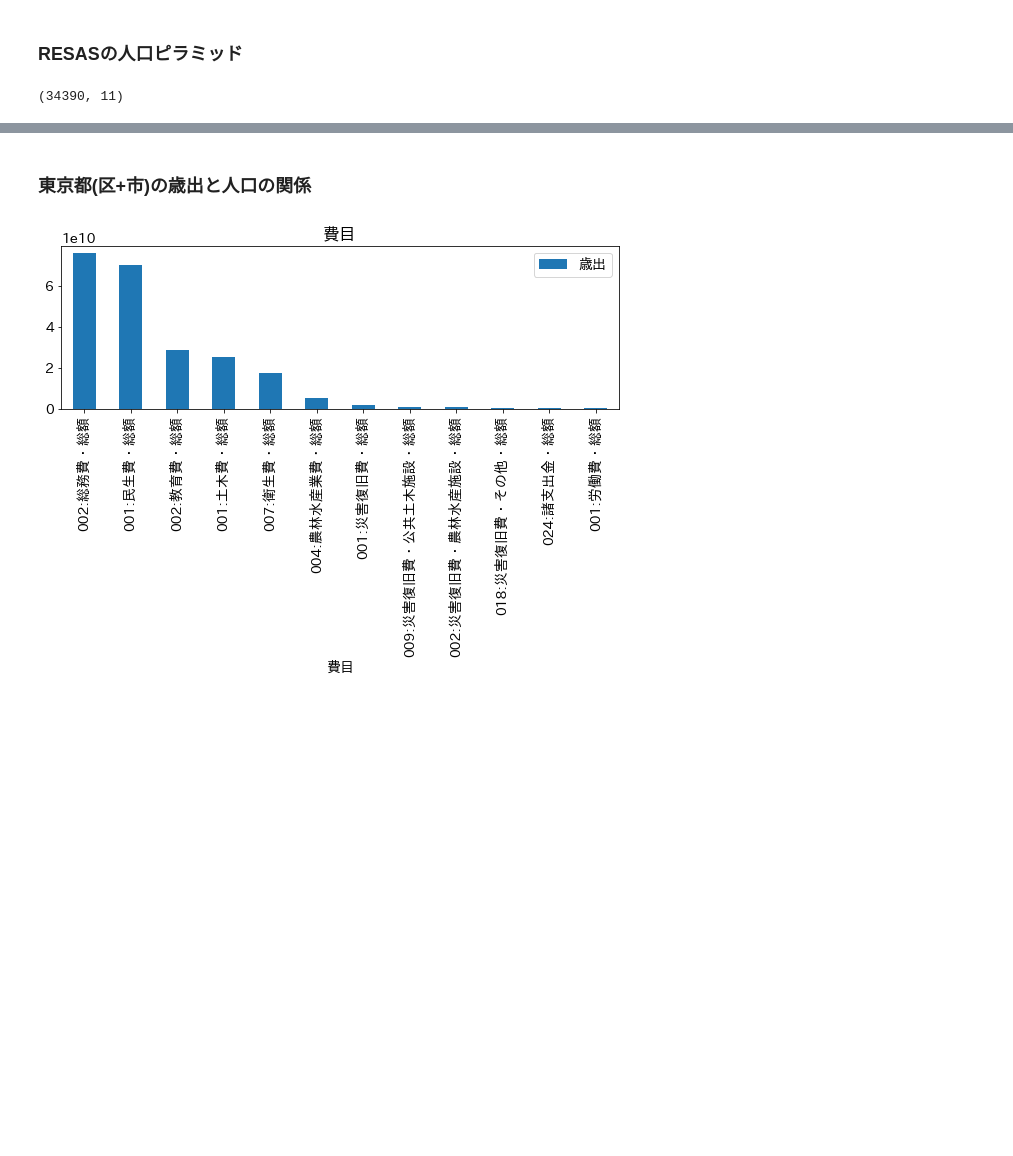
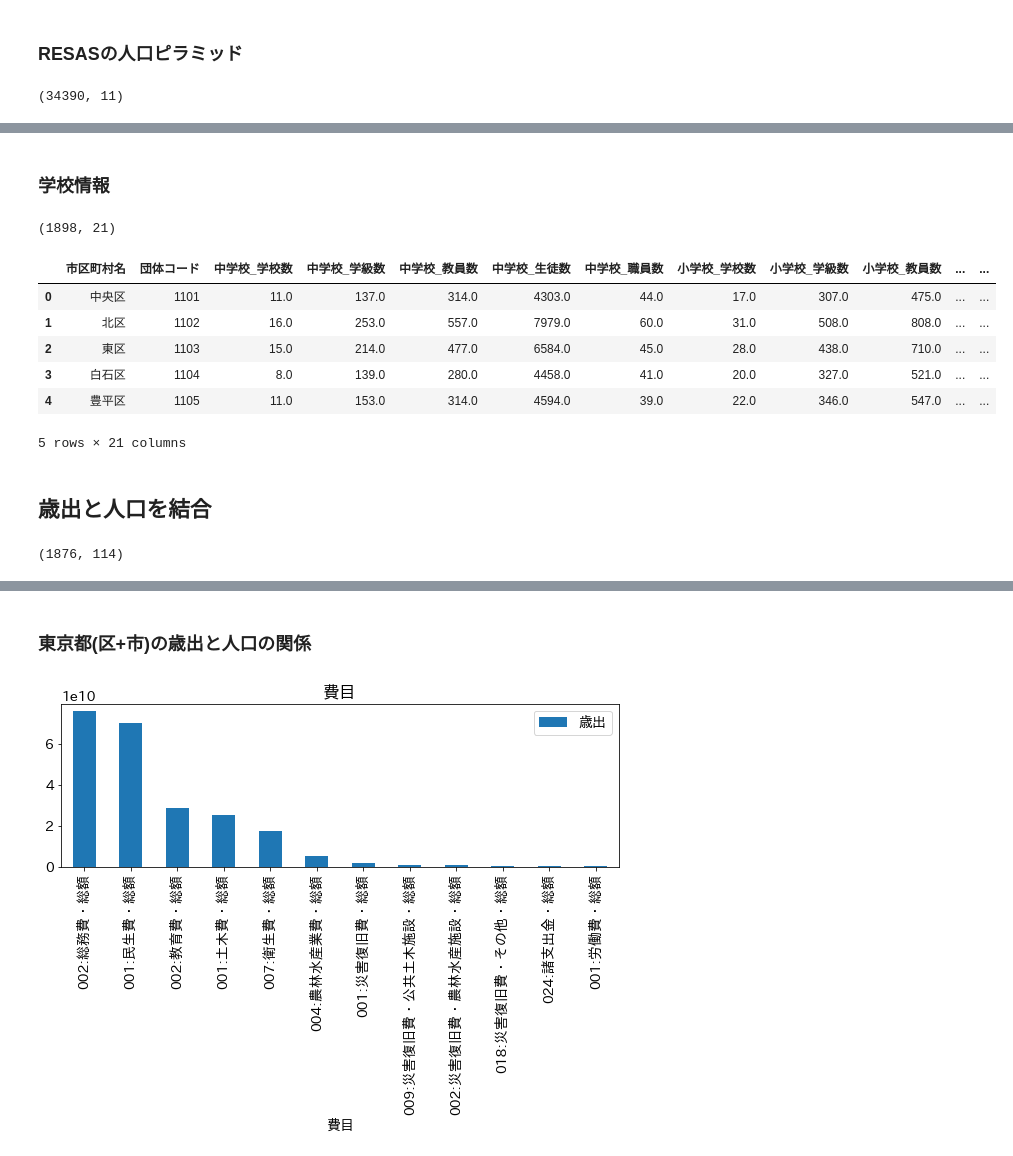
Before and after one commit to yumehara/hackday_2022, a Jupyter notebook: notebooks/education_expenditure_in_Tokyo.ipynb, the cells around one changed output, grey strips where cells are left out. Saved outputs shown, nothing was run; the diff lists cells and outputs as text; code cells hidden in the pictures; blank space fills up the shorter version.

```diff
--- a/notebooks/education_expenditure_in_Tokyo.ipynb
+++ b/notebooks/education_expenditure_in_Tokyo.ipynb
@@ -69,5 +74,25 @@ df_population_pivot.head()
+# %% [markdown]
+### 学校情報
+# %%
+df_school = pd.read_csv(os.path.join(DIR_NAME, 'school_agg.csv'))
+print(df_school.shape)
+df_school.head()
+# %% [output]
+(1898, 21)
+|  | 市区町村名 | 団体コード | 中学校_学校数 | 中学校_学級数 | 中学校_教員数 | 中学校_生徒数 | 中学校_職員数 | 小学校_学校数 | 小学校_学級数 | 小学校_教員数 | ... | ... |
+| 0 | 中央区 | 1101 | 11.0 | 137.0 | 314.0 | 4303.0 | 44.0 | 17.0 | 307.0 | 475.0 | ... | ... |
+| 1 | 北区 | 1102 | 16.0 | 253.0 | 557.0 | 7979.0 | 60.0 | 31.0 | 508.0 | 808.0 | ... | ... |
+| 2 | 東区 | 1103 | 15.0 | 214.0 | 477.0 | 6584.0 | 45.0 | 28.0 | 438.0 | 710.0 | ... | ... |
+| 3 | 白石区 | 1104 | 8.0 | 139.0 | 280.0 | 4458.0 | 41.0 | 20.0 | 327.0 | 521.0 | ... | ... |
+| 4 | 豊平区 | 1105 | 11.0 | 153.0 | 314.0 | 4594.0 | 39.0 | 22.0 | 346.0 | 547.0 | ... | ... |
+5 rows × 21 columns
+# %% [markdown]
+## 歳出と人口を結合
 # %%
-df_spending_pop = pd.concat([df_spending_pivot, df_population_pivot], axis=1).reset_index()
+df_spending_pop = pd.concat([df_spending_pivot, df_population_pivot], axis=1, sort=True).reset_index().sort_values('団体コード')
+print(df_spending_pop.shape)
+# %% [output]
+(1876, 114)
 # %%
 df_spending_pop['幼児人口'] = (df_spending_pop['0～4歳'] * 4/5 + df_spending_pop['5～9歳'] * 2/5).round()
 df_spending_pop['小学生人口'] = (df_spending_pop['5～9歳'] * 3/5 + df_spending_pop['10～14歳'] * 3/5).round()
```
Also changed, not shown: parts of 9 cells of this notebook.
